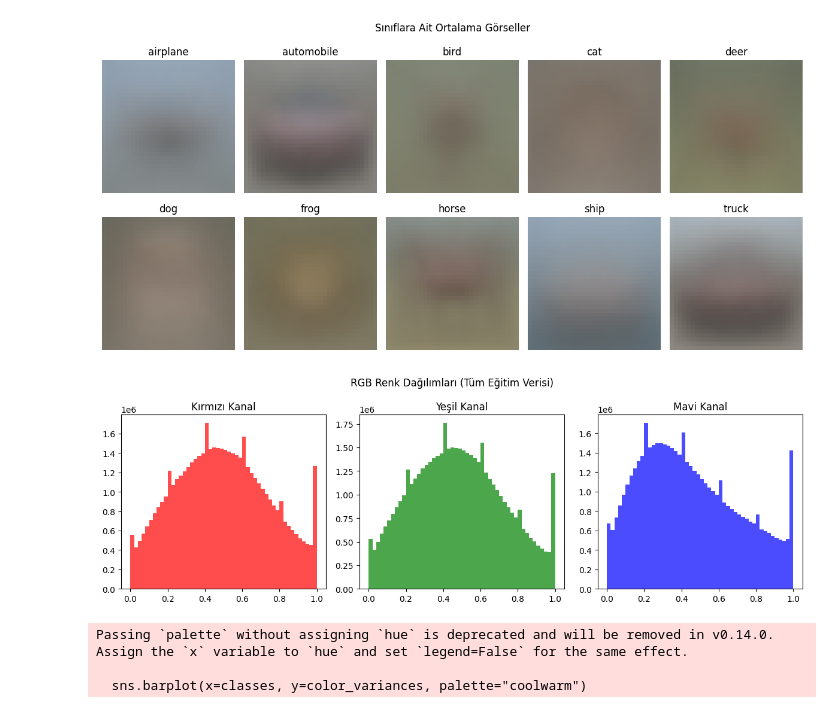
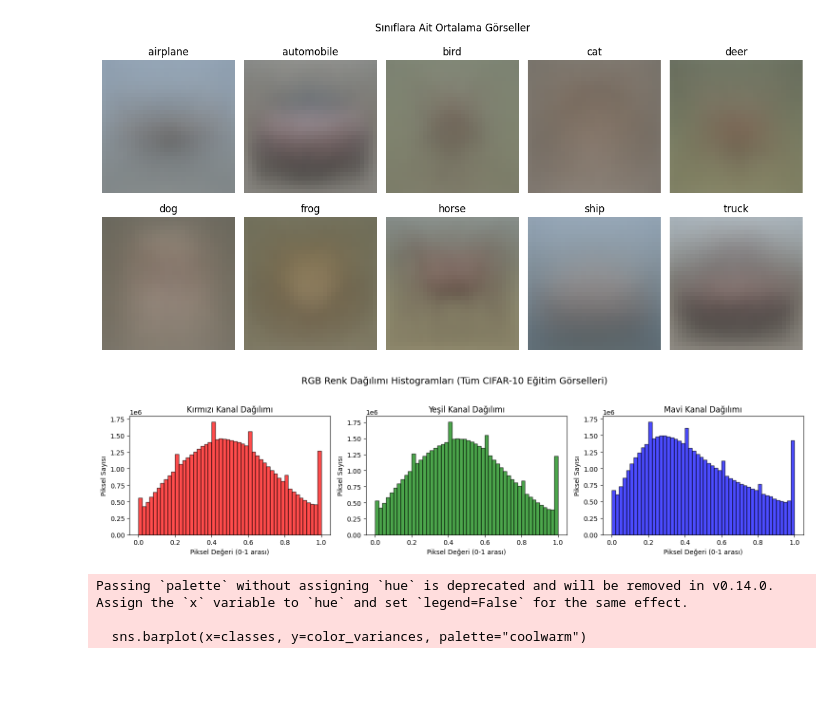
Before and after one commit to afakruha2003/sisterlab-data-science, a Jupyter notebook: exersices/exercise5.ipynb, the cells around one changed output. Drawn from its saved outputs; the diff is of its cells as text; code cells hidden in the pictures; blank space fills up the shorter version.

```diff
--- a/exersices/exercise5.ipynb
+++ b/exersices/exercise5.ipynb
@@ -143,28 +204,36 @@ plt.show()
 # %% [output]
 [figure]
 # %%
-# RGB kanal dağılımları (tüm veri)
-r = X_train_norm[:, :, :, 0].flatten()
-g = X_train_norm[:, :, :, 1].flatten()
-b = X_train_norm[:, :, :, 2].flatten()
+# Her kanal: (50000, 32, 32) → flatten ile 1D vektöre dönüşür (51.200.000 değer)
+r = X_train_norm[:, :, :, 0].flatten()  # Kırmızı kanal verileri
+g = X_train_norm[:, :, :, 1].flatten()  # Yeşil kanal verileri
+b = X_train_norm[:, :, :, 2].flatten()  # Mavi kanal verileri
 
-plt.figure(figsize=(12, 4))
+# Histogramları çiz
+plt.figure(figsize=(15, 4))
+
 plt.subplot(1, 3, 1)
-plt.hist(r, bins=50, color='red', alpha=0.7)
-plt.title("Kırmızı Kanal")
+plt.hist(r, bins=50, color='red', alpha=0.7, edgecolor='black')
+plt.title("Kırmızı Kanal Dağılımı")
+plt.xlabel("Piksel Değeri (0-1 arası)")
+plt.ylabel("Piksel Sayısı")
 
 plt.subplot(1, 3, 2)
-plt.hist(g, bins=50, color='green', alpha=0.7)
-plt.title("Yeşil Kanal")
+plt.hist(g, bins=50, color='green', alpha=0.7, edgecolor='black')
+plt.title("Yeşil Kanal Dağılımı")
+plt.xlabel("Piksel Değeri (0-1 arası)")
+plt.ylabel("Piksel Sayısı")
 
 plt.subplot(1, 3, 3)
-plt.hist(b, bins=50, color='blue', alpha=0.7)
-plt.title("Mavi Kanal")
+plt.hist(b, bins=50, color='blue', alpha=0.7, edgecolor='black')
+plt.title("Mavi Kanal Dağılımı")
+plt.xlabel("Piksel Değeri (0-1 arası)")
+plt.ylabel("Piksel Sayısı")
 
-plt.suptitle("RGB Renk Dağılımları (Tüm Eğitim Verisi)")
-plt.tight_layout()
+plt.suptitle("RGB Renk Dağılımı Histogramları (Tüm CIFAR-10 Eğitim Görselleri)", fontsize=14)
+plt.tight_layout(rect=[0, 0, 1, 0.95])
 plt.show()
 # %% [output]
-[figure, old version]
+[figure, new version]
 # %%
 # Sınıflara göre RGB varyans analizi
```
Also changed, not shown: parts of 7 cells of this notebook.
